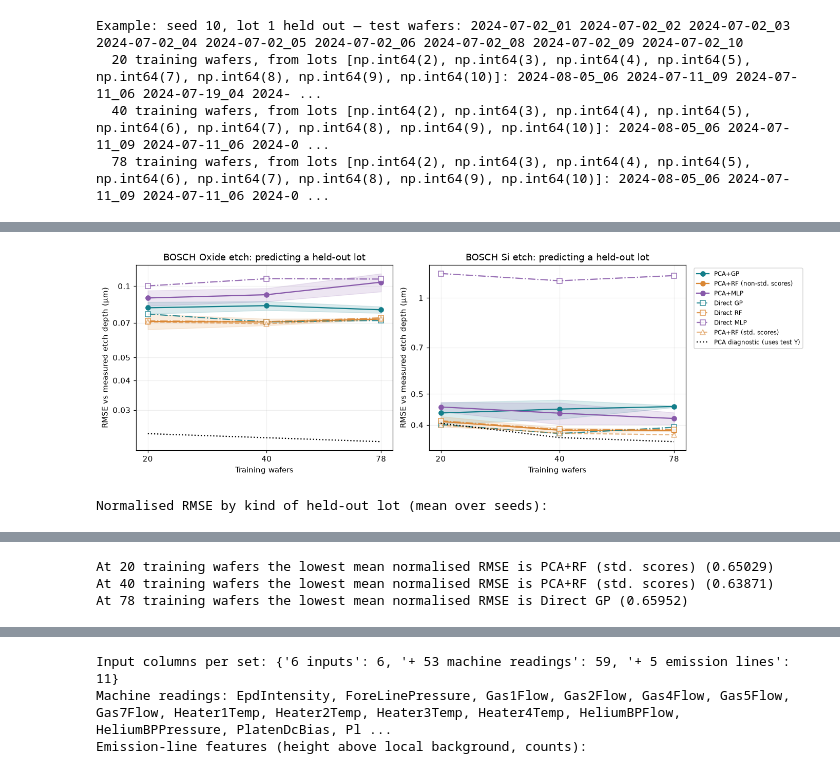
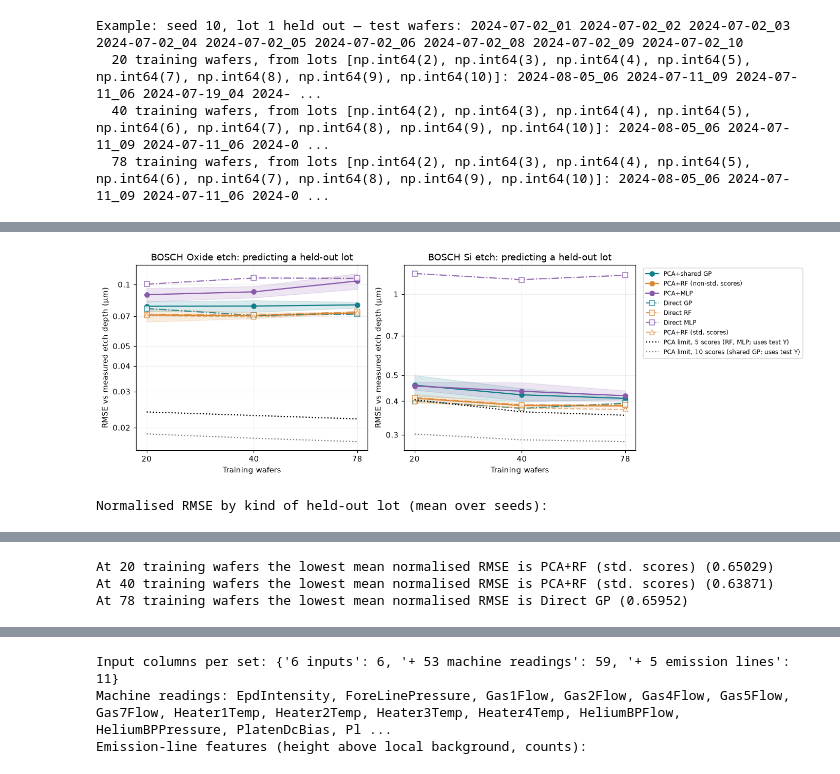
Before and after one commit to hrshankar2002/PCA-Based-Surrogate-Modeling-and-Bayesian-Optimization-of-Synthetic-Processes, a Jupyter notebook: Real_Data_BOSCH_Experiment1.ipynb, the cells around one changed output, grey strips where cells are left out. Drawn from its saved outputs; the diff is of its cells as text; code cells hidden in the pictures.

Commit message:
gp shared change

```diff
--- a/Real_Data_BOSCH_Experiment1.ipynb
+++ b/Real_Data_BOSCH_Experiment1.ipynb
@@ -484,12 +484,17 @@ SIZES = [20, 40, 78]            # 78 = smallest leave-one-lot-out training pool
 SEEDS = [10, 20, 30, 40, 50]
 K = 5
 CONFIG_SEED = 3000
-MODEL_NAMES = ["PCA+GP", "PCA+RF", "PCA+MLP"]
+# PCA+shared GP: ONE GP for all K_SHARED PCA scores (one kernel, one noise level). The scores are divided by the SD
+# of score 1 instead of being standardised one by one, so the large scores dominate the kernel fit. One GP per
+# score was tried first and overfits the few training lots; K_SHARED and the weighting were chosen after trying
+# six versions (equal or size-weighted scores; K = 5, 10, 20) on these same lots.
+K_SHARED = 10
+MODEL_NAMES = ["PCA+shared GP", "PCA+RF", "PCA+MLP"]
 DIRECT_NAMES = ["Direct GP", "Direct RF", "Direct MLP"]
 # Extra comparison: PCA+RF trained on standardised scores (see the synthetic study).
 VARIANT_NAMES = ["PCA+RF (std. scores)"]
 ALL_MODELS = MODEL_NAMES + DIRECT_NAMES + VARIANT_NAMES
-PAIRS = {"GP": ("PCA+GP", "Direct GP"), "RF": ("PCA+RF", "Direct RF"),
+PAIRS = {"GP": ("PCA+shared GP", "Direct GP"), "RF": ("PCA+RF", "Direct RF"),
          "MLP": ("PCA+MLP", "Direct MLP")}
 
 def new_gp(n_inputs, observation_noise=True):
@@ -757,10 +778,14 @@ Si etch RMSE (µm): mean over seeds, then sample SD over seeds
 # %%
 fig, axes = plt.subplots(1, 2, figsize=(12.5, 4), constrained_layout=True)
-colors = {"PCA+GP": "#137e8a", "PCA+RF": "#da8734", "PCA+MLP": "#8859aa",
+colors = {"PCA+shared GP": "#137e8a", "PCA+RF": "#da8734", "PCA+MLP": "#8859aa",
           "Direct GP": "#137e8a", "Direct RF": "#da8734", "Direct MLP": "#8859aa",
           "PCA+RF (std. scores)": "#da8734"}
 legend_names = {"PCA+RF": "PCA+RF (non-std. scores)"}
-oracle = diagnostic_table[diagnostic_table.split == "lot"].groupby(["seed", "n_train"]).apply(pooled_rmse).groupby("n_train").mean()
+lot_diag_rows = diagnostic_table[diagnostic_table.split == "lot"]
+oracle = lot_diag_rows.groupby(["seed", "n_train"]).apply(pooled_rmse).groupby("n_train").mean()
+oracle_shared = (lot_diag_rows.drop(columns=[f"sse_{c}" for c in CHANNELS])
+                 .rename(columns={f"sse_shared_{c}": f"sse_{c}" for c in CHANNELS})
+                 .groupby(["seed", "n_train"]).apply(pooled_rmse).groupby("n_train").mean())
 for ax, channel in zip(axes, CHANNELS):
     for name in ALL_MODELS:
         part = summary[summary.model == name]
@@ -771,33 +796,35 @@ for ax, channel in zip(axes, CHANNELS):
             ax.fill_between(x, np.maximum(0, mean-sd), mean+sd, alpha=.15, color=colors[name])
         elif name in VARIANT_NAMES:
             ax.plot(x, mean, "^--", label=name, color=colors[name], alpha=.6, markerfacecolor="white")
         else:
             ax.plot(x, mean, "s-.", label=name, color=colors[name], alpha=.85, markerfacecolor="white")
-    ax.plot(oracle.index, oracle[f"rmse_{channel}"], ":", color="black", label="PCA diagnostic (uses test Y)")
+    ax.plot(oracle.index, oracle[f"rmse_{channel}"], ":", color="black", label="PCA limit, 5 scores (RF, MLP; uses test Y)")
+    ax.plot(oracle_shared.index, oracle_shared[f"rmse_{channel}"], ":", color="gray",
+            label="PCA limit, 10 scores (shared GP; uses test Y)")
     ax.set(title=f"BOSCH {CHANNEL_LABELS[channel]}: predicting a held-out lot", xlabel="Training wafers",
            ylabel="RMSE vs measured etch depth (µm)", xscale="log", yscale="log")
     ax.minorticks_off()
     ax.set_xticks(SIZES, labels=SIZES)
     ax.yaxis.set_major_locator(matplotlib.ticker.FixedLocator(
         [0.02, 0.03, 0.04, 0.05, 0.07, 0.1, 0.15, 0.2, 0.3, 0.4, 0.5, 0.7, 1, 1.5]))
     ax.yaxis.set_major_formatter(matplotlib.ticker.FormatStrFormatter("%g"))
     ax.grid(alpha=.2)
 axes[1].legend(fontsize=8, loc="upper left", bbox_to_anchor=(1.02, 1))
 save_plot("learning_curves.png")
 
 # Same scores split by whether the held-out lot's conditioning type appears in another lot.
 groups_rows = []
 for group, group_lots in [("type seen in another lot", SEEN_LOTS), ("type in no other lot", UNSEEN_LOTS)]:
     part = fold_results[fold_results.fold.isin(group_lots)]
     g = part.groupby(["seed", "n_train", "model"]).apply(pooled_rmse).reset_index()
     g = g.groupby(["n_train", "model"]).rmse_norm.mean().reset_index().assign(group=group)
     groups_rows.append(g)
 by_group = pd.concat(groups_rows).pivot_table(index=["group", "n_train"], columns="model", values="rmse_norm")[ALL_MODELS]
 print("Normalised RMSE by kind of held-out lot (mean over seeds):")
 display(by_group.round(5))
 for n in SIZES:
     row = summary[summary.n_train == n].set_index("model").rmse_norm_mean
     print(f"At {n} training wafers the lowest mean normalised RMSE is {row.idxmin()} ({row.min():.5f})")
 # %% [output]
-[figure, old version]
+[figure, new version]
 Normalised RMSE by kind of held-out lot (mean over seeds):
```
Also changed, not shown: parts of 17 cells of this notebook, 6 other files.
